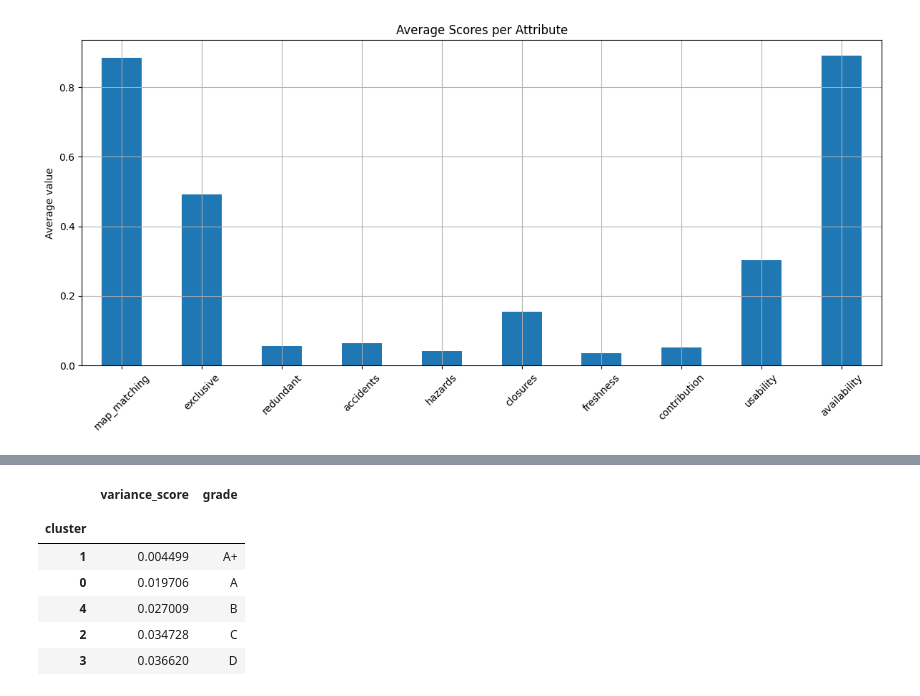
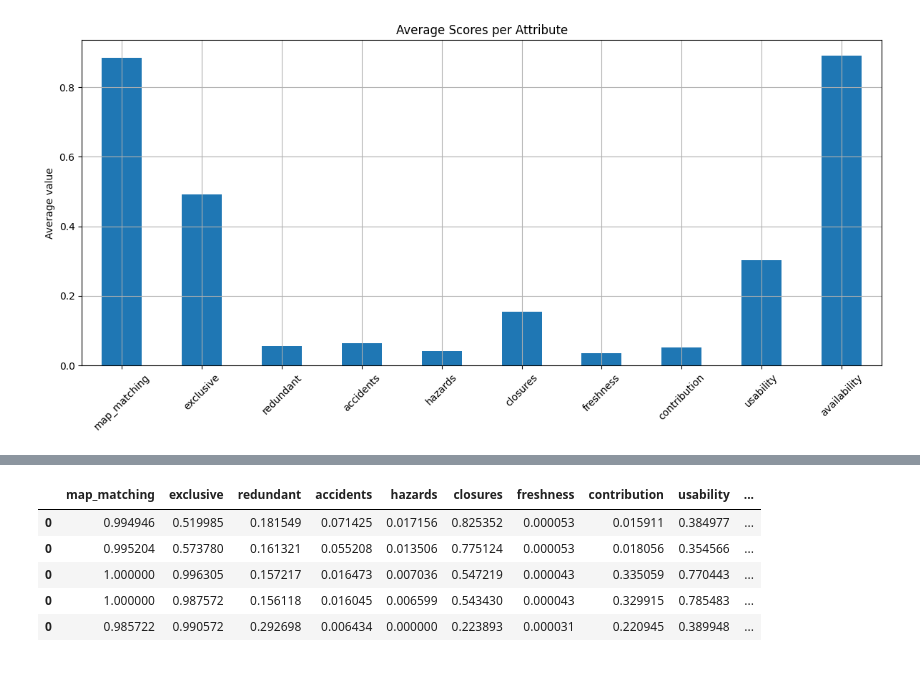
Before and after one commit to ArjanFaber-TomTom/Provider_Classification_System_Development, a Jupyter notebook: Providers_Classification.ipynb, the cells around one changed output, grey strips where cells are left out. Drawn from its saved outputs; the diff is of its cells as text; code cells hidden in the pictures.

```diff
--- a/Providers_Classification.ipynb
+++ b/Providers_Classification.ipynb
@@ -373,19 +240,9 @@ cluster_summary_mean[['custom_score', 'grade']]
-# %%
-# Sort clusters by variability ascending (best quality first)
-cluster_summary_var = cluster_summary.sort_values('variance_score', ascending=True)
-
-# Define grades to assign by rank
-grades = ['A+', 'A', 'B', 'C', 'D']
-
-# Assign grades based on rank position
-cluster_summary_var['grade'] = pd.Series(grades[:len(cluster_summary_var)], index=cluster_summary_var.index)
-cluster_summary_var[['variance_score', 'grade']]
-# %% [output]
-|  | variance_score | grade |
-|  |  |  |
-| cluster |  |  |
-| 1 | 0.004499 | A+ |
-| 0 | 0.019706 | A |
-| 4 | 0.027009 | B |
-| 2 | 0.034728 | C |
-| 3 | 0.036620 | D |
+# %%
+df.head()
+# %% [output]
+|  | map_matching | exclusive | redundant | accidents | hazards | closures | freshness | contribution | usability | ... |
+| 0 | 0.994946 | 0.519985 | 0.181549 | 0.071425 | 0.017156 | 0.825352 | 0.000053 | 0.015911 | 0.384977 | ... |
+| 0 | 0.995204 | 0.573780 | 0.161321 | 0.055208 | 0.013506 | 0.775124 | 0.000053 | 0.018056 | 0.354566 | ... |
+| 0 | 1.000000 | 0.996305 | 0.157217 | 0.016473 | 0.007036 | 0.547219 | 0.000043 | 0.335059 | 0.770443 | ... |
+| 0 | 1.000000 | 0.987572 | 0.156118 | 0.016045 | 0.006599 | 0.543430 | 0.000043 | 0.329915 | 0.785483 | ... |
+| 0 | 0.985722 | 0.990572 | 0.292698 | 0.006434 | 0.000000 | 0.223893 | 0.000031 | 0.220945 | 0.389948 | ... |
```
Also changed, not shown: parts of 22 cells of this notebook.
